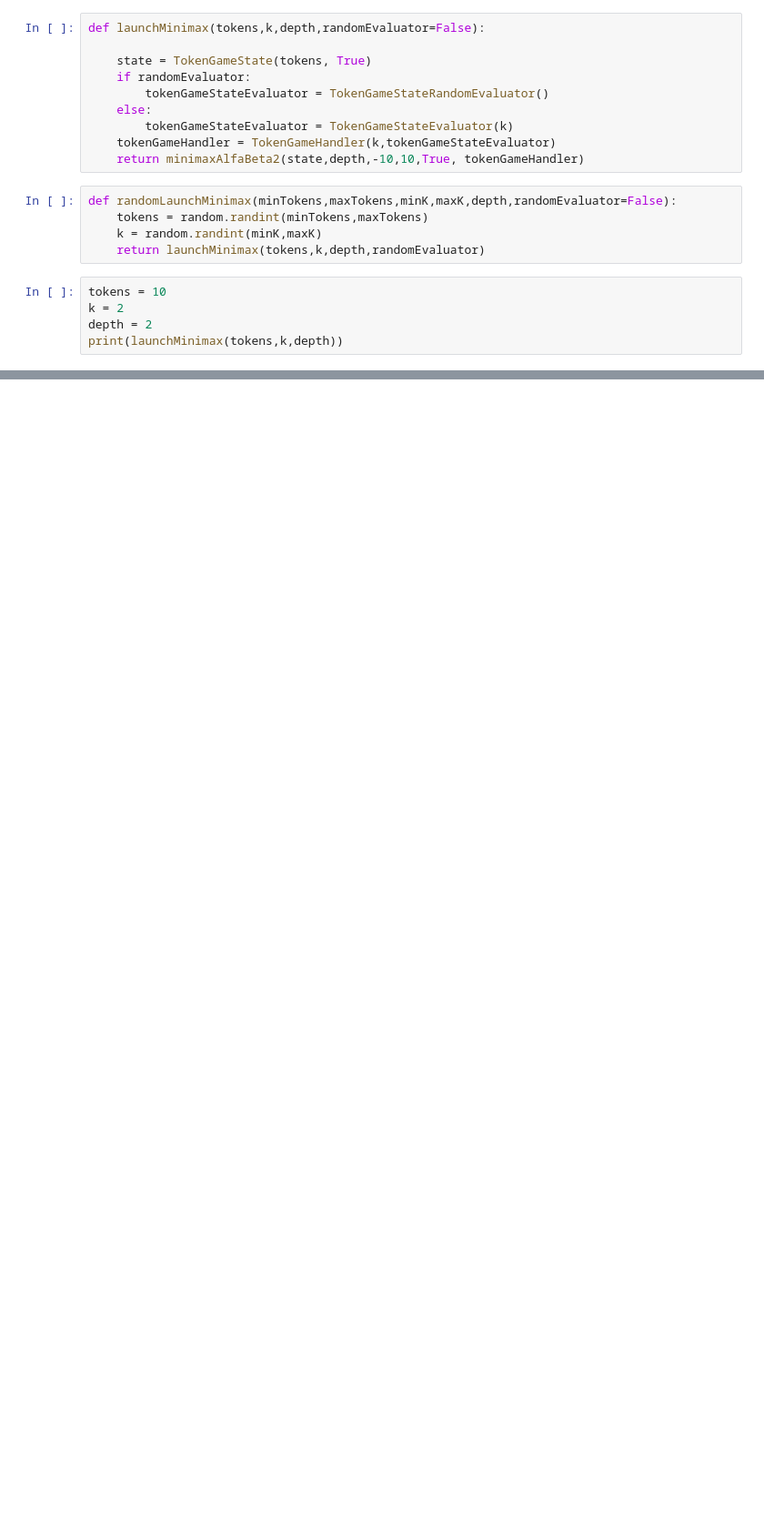
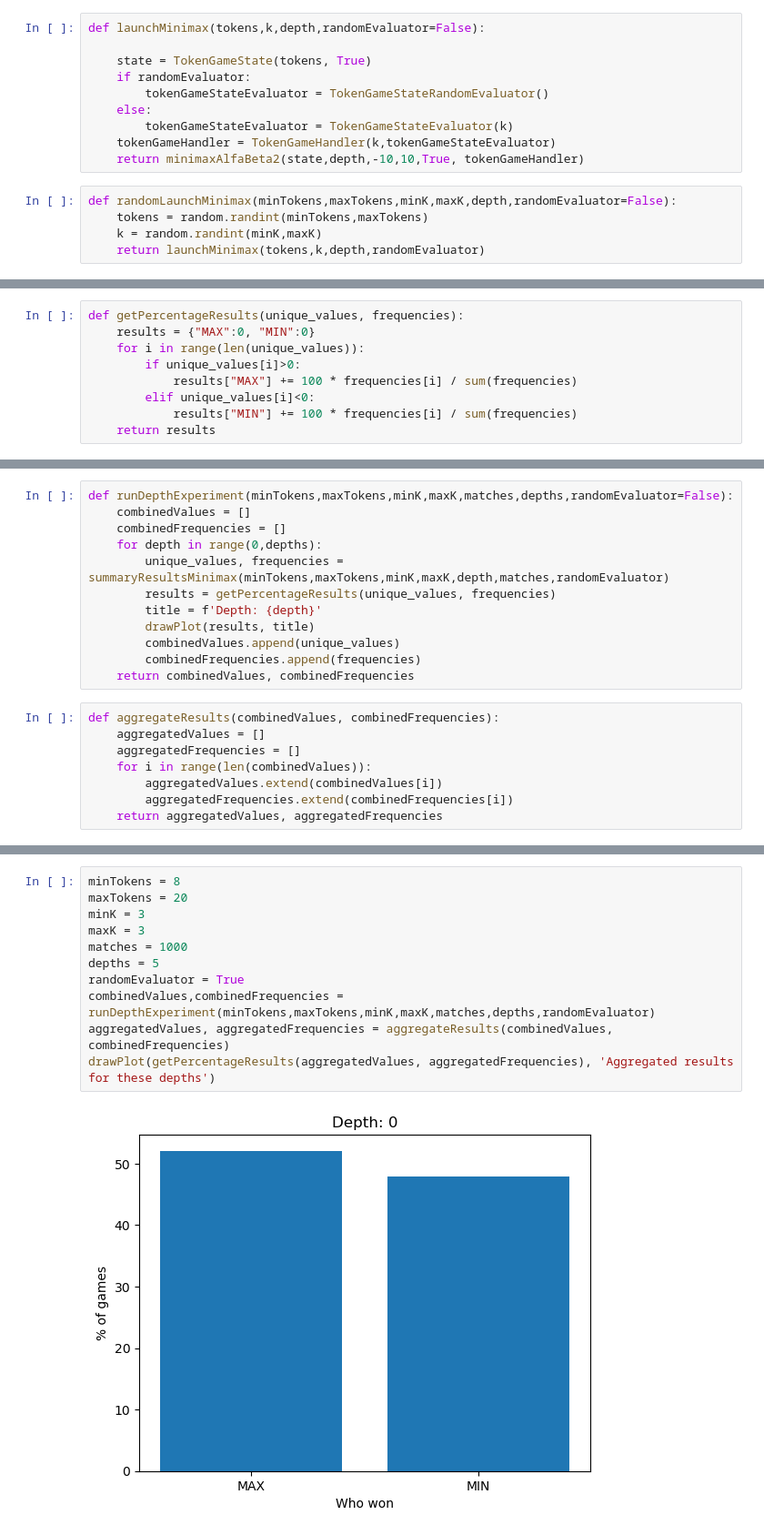
Before and after one commit to Wojtekpob/AI-algorithms, a Jupyter notebook: lab3/zad3.ipynb, the cells around one changed output, grey strips where cells are left out. Shown at 91% size. Drawn from its saved outputs; the diff is of its cells as text; blank space fills up the shorter version.

```diff
--- a/lab3/zad3.ipynb
+++ b/lab3/zad3.ipynb
@@ -163,8 +156,3 @@ def randomLaunchMinimax(minTokens,maxTokens,minK,maxK,depth,randomEvaluator=Fals
     tokens = random.randint(minTokens,maxTokens)
     k = random.randint(minK,maxK)
     return launchMinimax(tokens,k,depth,randomEvaluator)
-# %%
-tokens = 10
-k = 2
-depth = 2
-print(launchMinimax(tokens,k,depth))
@@ -182,2 +166,11 @@ tokens: 20, k: 5
+# %%
+def getPercentageResults(unique_values, frequencies):
+    results = {"MAX":0, "MIN":0}
+    for i in range(len(unique_values)):
+        if unique_values[i]>0:
+            results["MAX"] += 100 * frequencies[i] / sum(frequencies)
+        elif unique_values[i]<0:
+            results["MIN"] += 100 * frequencies[i] / sum(frequencies)
+    return results
 # %%
 
@@ -207,0 +185,20 @@ run_launchMinimax(minTokens,maxTokens,minK,maxK,depth)
+# %%
+def runDepthExperiment(minTokens,maxTokens,minK,maxK,matches,depths,randomEvaluator=False):
+    combinedValues = []
+    combinedFrequencies = []
+    for depth in range(0,depths):
+        unique_values, frequencies = summaryResultsMinimax(minTokens,maxTokens,minK,maxK,depth,matches,randomEvaluator)
+        results = getPercentageResults(unique_values, frequencies)
+        title = f'Depth: {depth}'
+        drawPlot(results, title)
+        combinedValues.append(unique_values)
+        combinedFrequencies.append(frequencies)
+    return combinedValues, combinedFrequencies
+# %%
+def aggregateResults(combinedValues, combinedFrequencies):
+    aggregatedValues = []
+    aggregatedFrequencies = []
+    for i in range(len(combinedValues)):
+        aggregatedValues.extend(combinedValues[i])
+        aggregatedFrequencies.extend(combinedFrequencies[i])
+    return aggregatedValues, aggregatedFrequencies
@@ -207,0 +207,13 @@ run_launchMinimax(minTokens,maxTokens,minK,maxK,depth)
+# %%
+minTokens = 8
+maxTokens = 20
+minK = 3
+maxK = 3
+matches = 1000
+depths = 5
+randomEvaluator = True
+combinedValues,combinedFrequencies = runDepthExperiment(minTokens,maxTokens,minK,maxK,matches,depths,randomEvaluator)
+aggregatedValues, aggregatedFrequencies = aggregateResults(combinedValues, combinedFrequencies)
+drawPlot(getPercentageResults(aggregatedValues, aggregatedFrequencies), 'Aggregated results for these depths')
+# %% [output]
+[figure, added]
```
Also changed, not shown: parts of 24 cells of this notebook.
